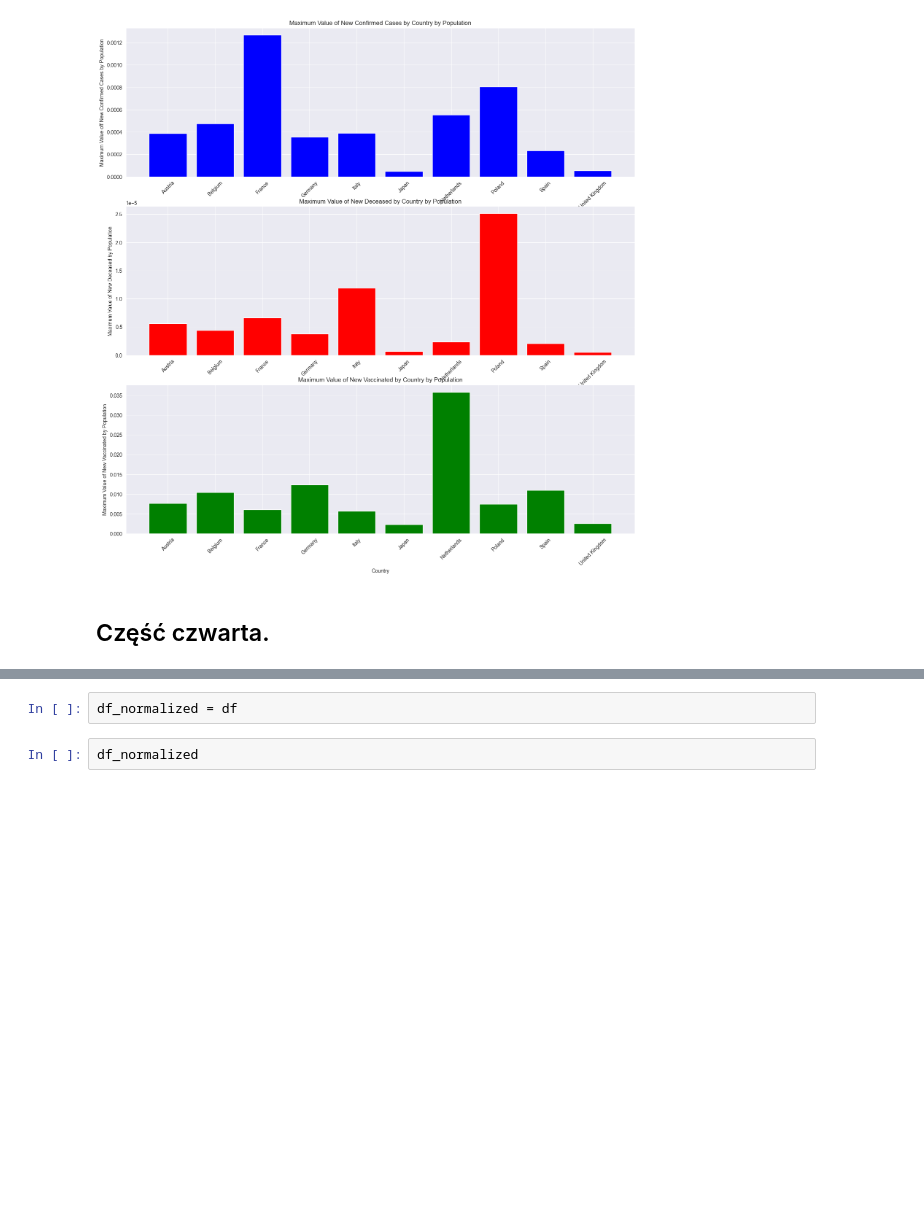
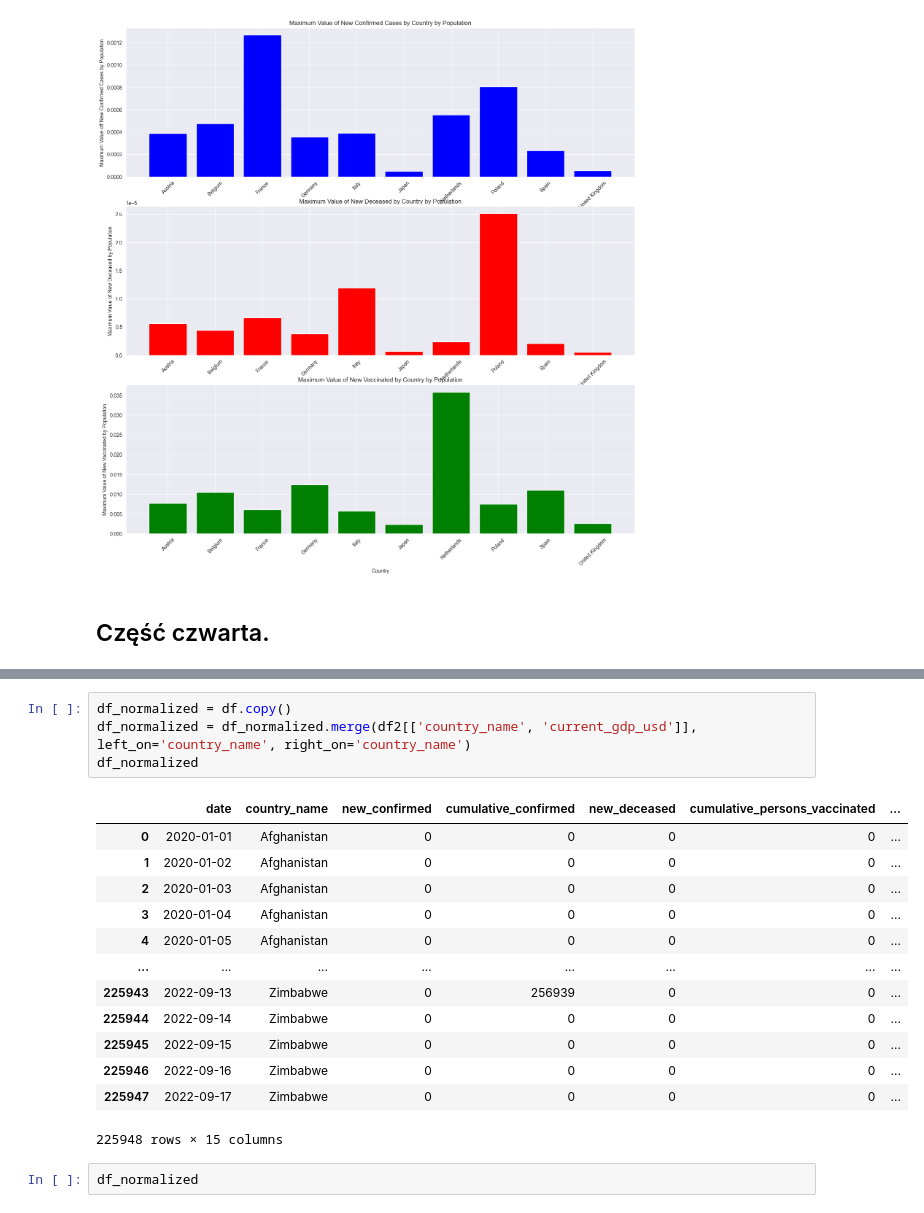
Before and after one commit to Goul4sh/BigData, a Jupyter notebook: Zad2/Zad2.ipynb, the cells around one changed output, grey strips where cells are left out. Saved outputs shown, nothing was run; the diff lists cells and outputs as text; blank space fills up the shorter version.

```diff
--- a/Zad2/Zad2.ipynb
+++ b/Zad2/Zad2.ipynb
@@ -928,5 +941,21 @@ plt.show()
 # %%
-df_normalized = df
+df_normalized = df.copy()
+df_normalized = df_normalized.merge(df2[['country_name', 'current_gdp_usd']], left_on='country_name', right_on='country_name')
+df_normalized
+# %% [output]
+|  | date | country_name | new_confirmed | cumulative_confirmed | new_deceased | cumulative_persons_vaccinated | ... |
+| 0 | 2020-01-01 | Afghanistan | 0 | 0 | 0 | 0 | ... |
+| 1 | 2020-01-02 | Afghanistan | 0 | 0 | 0 | 0 | ... |
+| 2 | 2020-01-03 | Afghanistan | 0 | 0 | 0 | 0 | ... |
+| 3 | 2020-01-04 | Afghanistan | 0 | 0 | 0 | 0 | ... |
+| 4 | 2020-01-05 | Afghanistan | 0 | 0 | 0 | 0 | ... |
+| ... | ... | ... | ... | ... | ... | ... | ... |
+| 225943 | 2022-09-13 | Zimbabwe | 0 | 256939 | 0 | 0 | ... |
+| 225944 | 2022-09-14 | Zimbabwe | 0 | 0 | 0 | 0 | ... |
+| 225945 | 2022-09-15 | Zimbabwe | 0 | 0 | 0 | 0 | ... |
+| 225946 | 2022-09-16 | Zimbabwe | 0 | 0 | 0 | 0 | ... |
+| 225947 | 2022-09-17 | Zimbabwe | 0 | 0 | 0 | 0 | ... |
+225948 rows × 15 columns
 # %%
 df_normalized
 # %% [output]
```
Also changed, not shown: parts of 6 cells of this notebook.
